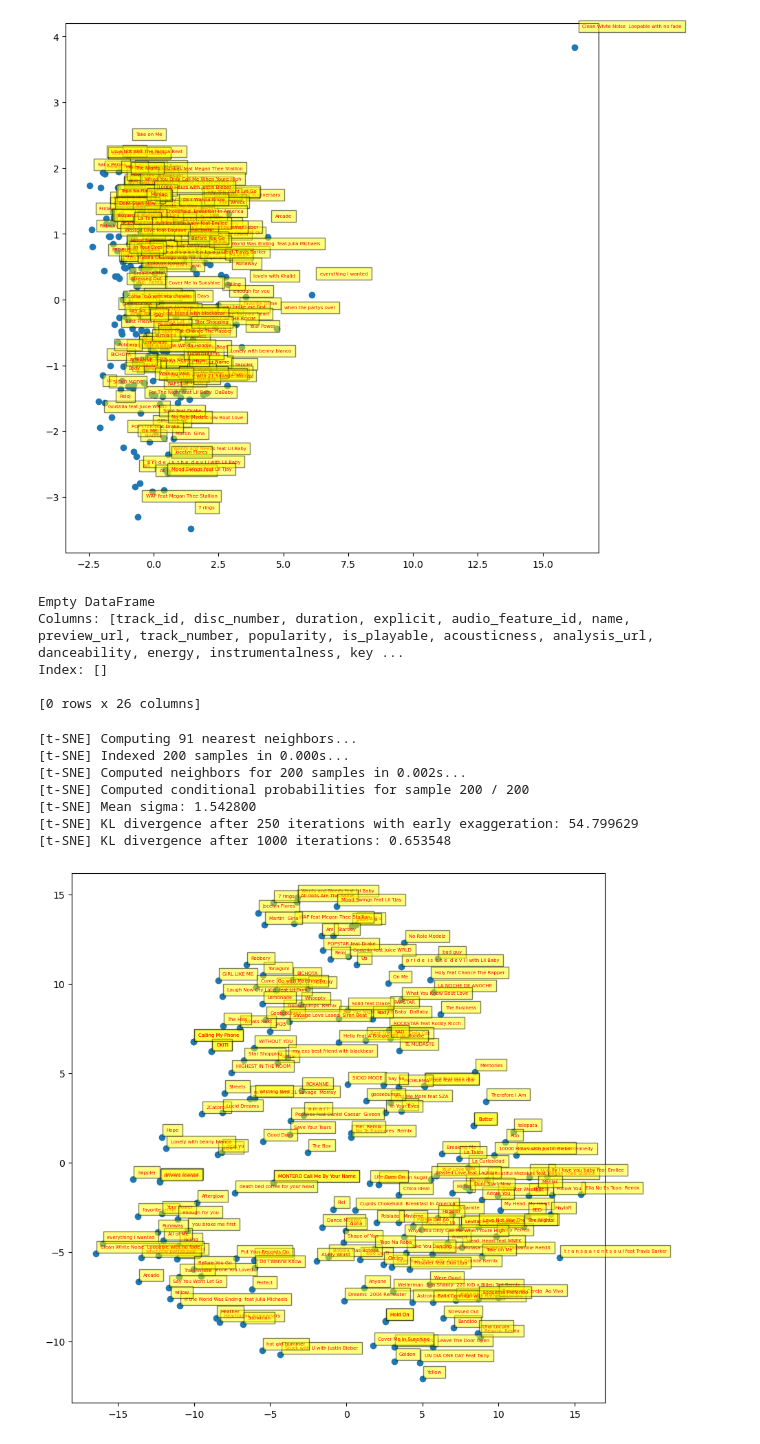
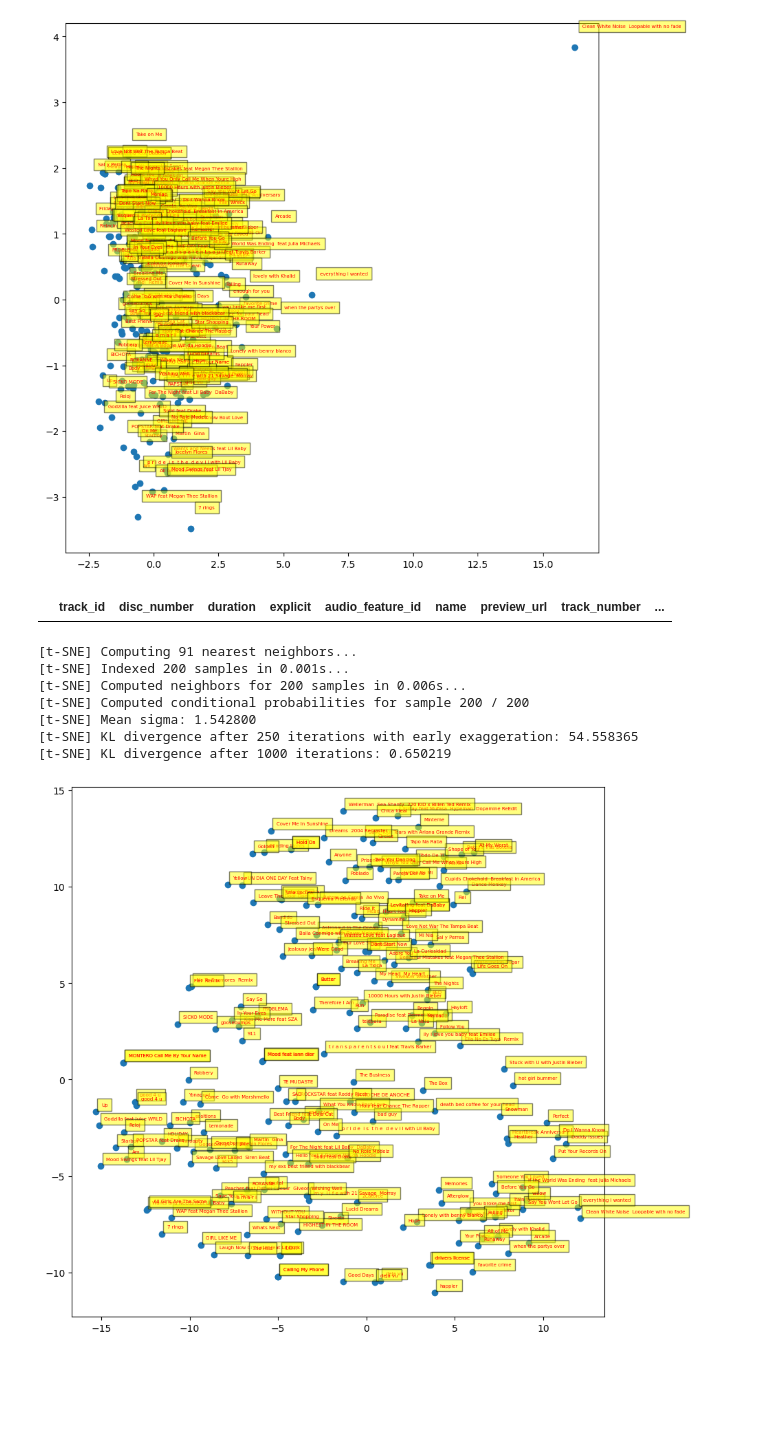
Before and after one commit to octoclonius/Data-Science-Project, a Jupyter notebook: visualization.ipynb, the cells around one changed output. Cells and saved outputs as stored; diff of their text form; code cells hidden in the pictures; blank space fills up the shorter version.

```diff
--- a/visualization.ipynb
+++ b/visualization.ipynb
@@ -7,3 +15,3 @@ from sklearn.manifold import TSNE
 # %%
-df = pd.read_csv("top_songs_large.csv")
-df = df.head(200)
+df = pd.read_csv(PATH_CSV, nrows=SAMPLE_SIZE)
+df.columns
@@ -20,7 +26,10 @@ Index(['track_id', 'disc_number', 'duration', 'explicit', 'audio_feature_id',
 # %%
-selected_cols = ['duration', 'explicit', 'acousticness', 'danceability', 'energy', 'instrumentalness', 'key', 'liveness', 'loudness', 'speechiness','tempo', 'time_signature', 'valence']
+selected_cols = [
+    'duration', 'explicit', 'acousticness', 'danceability',
+    'energy', 'instrumentalness', 'key', 'liveness', 'loudness',
+    'speechiness','tempo', 'time_signature', 'valence'
+]
 # %%
-X_selected = df[selected_cols]
 scaler = StandardScaler()
-X_selected = scaler.fit(X_selected).transform(X_selected)
+X_selected = scaler.fit_transform(df[selected_cols])
 # %%
@@ -58,11 +72,15 @@ df["name_cleaned"] = df["name"].str.replace('[^a-zA-Z0-9\s]', '', regex=True)
 X_music_pca = pca_music.transform(X_selected)
 
 fig, ax = plt.subplots(figsize=(10, 10))
-plt.scatter(X_music_pca[:,0],X_music_pca[:,1])
+plt.scatter(X_music_pca[:, 0], X_music_pca[:, 1])
 for i in range(X_selected.shape[0]):
-    plt.text(x=X_music_pca[i,0]+0.3,y=X_music_pca[i,1]+0.3,s=df["name_cleaned"][i],
-        fontdict=dict(color='red',size=5),
-        bbox=dict(facecolor='yellow',alpha=0.5))
+    plt.text(
+        x=X_music_pca[i, 0] + 0.3,
+        y=X_music_pca[i, 1] + 0.3,
+        s=df['name_cleaned'][i],
+        fontdict=dict(color='red', size=5),
+        bbox=dict(facecolor='yellow', alpha=0.5)
+    )
 plt.show()
 # %% [output]
 [figure]
@@ -70,29 +88,29 @@ plt.show()
 target_name = 'Blame on Me'
 target_name = 'Shine On You Crazy Diamond Pts 15'
 row = df[df['name_cleaned'] == target_name]
-print(row)
+row
 # %% [output]
-Empty DataFrame
-Columns: [track_id, disc_number, duration, explicit, audio_feature_id, name, preview_url, track_number, popularity, is_playable, acousticness, analysis_url, danceability, energy, instrumentalness, key ...
-Index: []
-
-[0 rows x 26 columns]
+|  | track_id | disc_number | duration | explicit | audio_feature_id | name | preview_url | track_number | ... |
 # %%
-tsne = TSNE(verbose=1)
+tsne = TSNE(verbose=1, random_state=SEED)
 tsne_results = tsne.fit_transform(X_selected)
 fig, ax = plt.subplots(figsize=(10, 10))
-plt.scatter(tsne_results[:,0], y= tsne_results[:,1])
+plt.scatter(tsne_results[:, 0], y=tsne_results[:, 1])
 for i in range(tsne_results.shape[0]):
-  plt.text(x=tsne_results[i,0]+0.3,y=tsne_results[i,1]+0.3,s=df["name_cleaned"][i],
-           fontdict=dict(color='red',size=5),
-           bbox=dict(facecolor='yellow',alpha=0.5))
+    plt.text(
+        x=tsne_results[i, 0] + 0.3,
+        y=tsne_results[i, 1] + 0.3,
+        s=df['name_cleaned'][i],
+        fontdict=dict(color='red', size=5),
+        bbox=dict(facecolor='yellow', alpha=0.5)
+    )
 plt.show()
 # %% [output]
 [t-SNE] Computing 91 nearest neighbors...
-[t-SNE] Indexed 200 samples in 0.000s...
-[t-SNE] Computed neighbors for 200 samples in 0.002s...
+[t-SNE] Indexed 200 samples in 0.001s...
+[t-SNE] Computed neighbors for 200 samples in 0.006s...
 [t-SNE] Computed conditional probabilities for sample 200 / 200
 [t-SNE] Mean sigma: 1.542800
-[t-SNE] KL divergence after 250 iterations with early exaggeration: 54.799629
-[t-SNE] KL divergence after 1000 iterations: 0.653548
+[t-SNE] KL divergence after 250 iterations with early exaggeration: 54.558365
+[t-SNE] KL divergence after 1000 iterations: 0.650219
-[figure, old version]
+[figure, new version]
```
Also changed, not shown: parts of 6 cells of this notebook.
